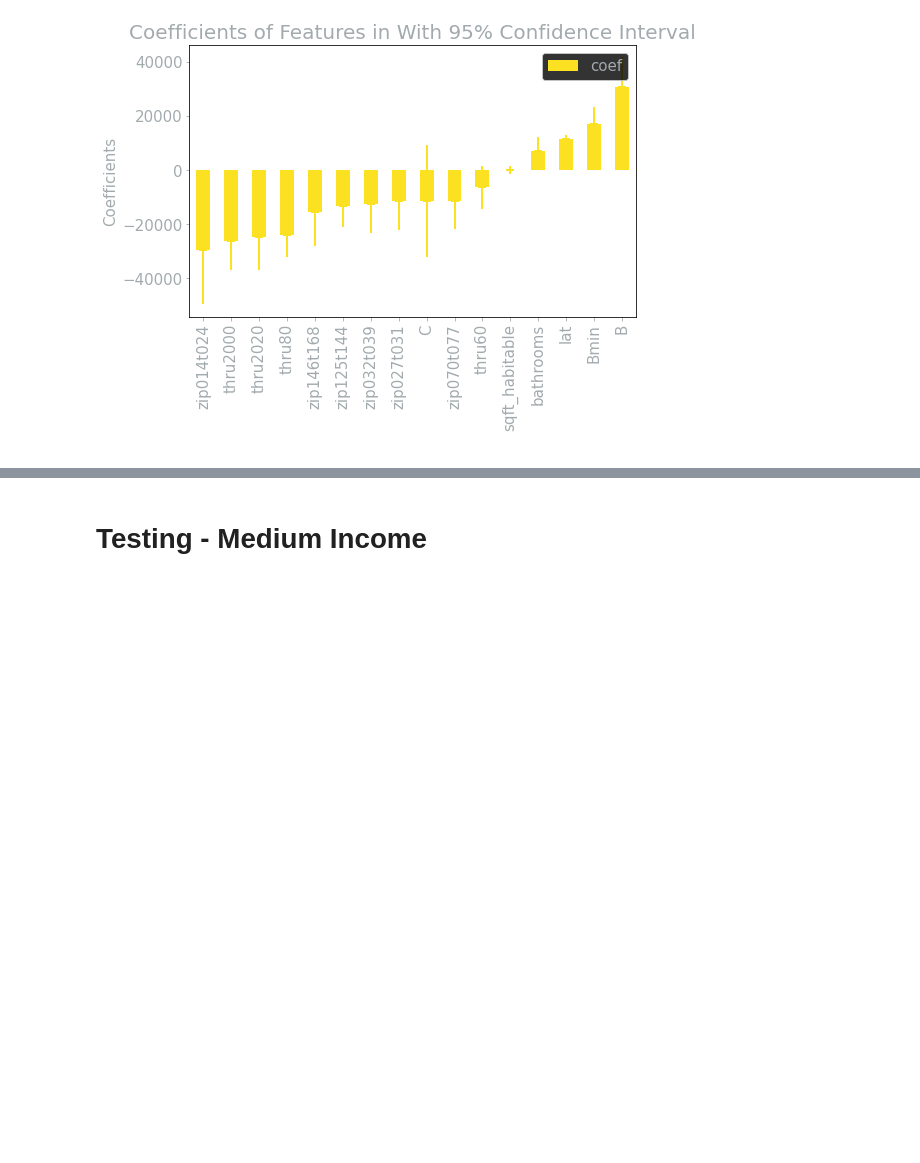
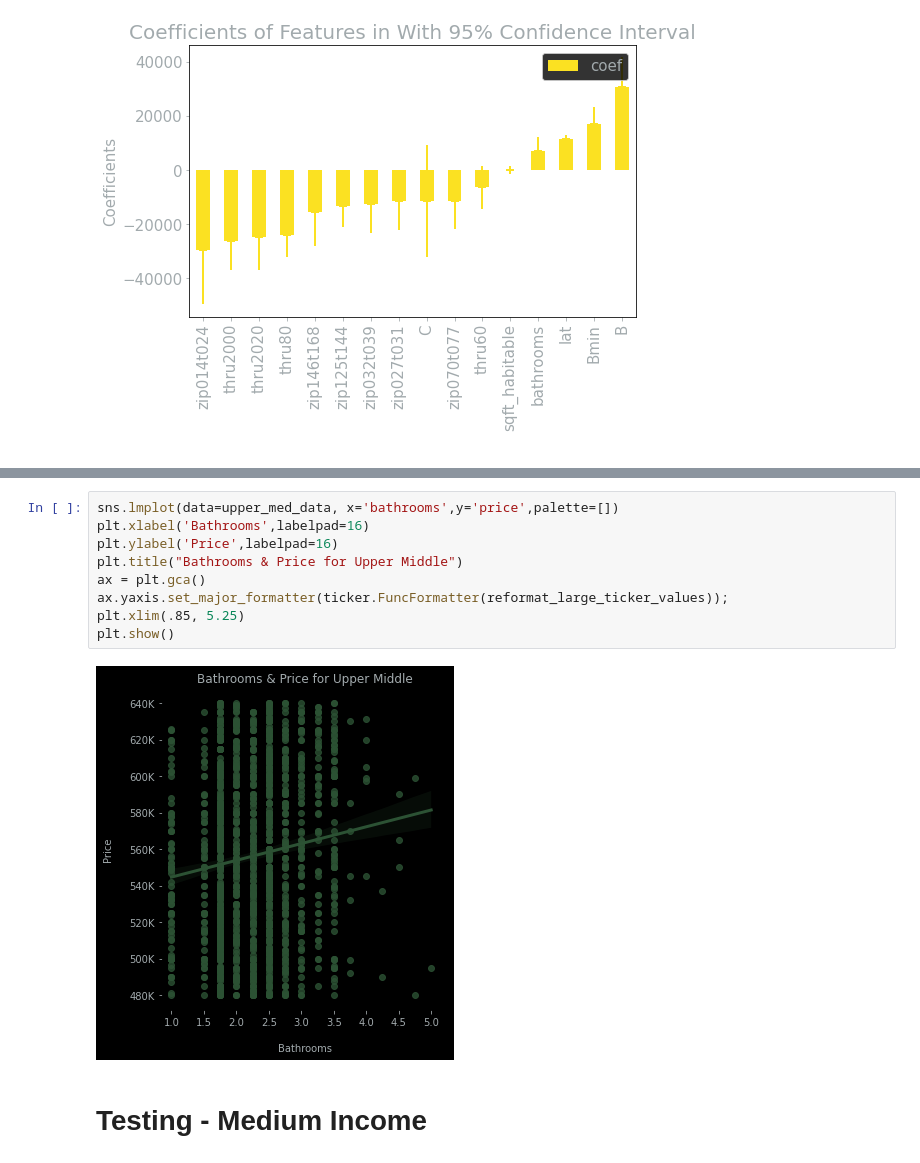
Before and after one commit to BlueViper8907/King-County-Housing-Regression, a Jupyter notebook: finalising_OSEMN.ipynb, the cells around one changed output, grey strips where cells are left out. Saved outputs shown, nothing was run; the diff lists cells and outputs as text; blank space fills up the shorter version.

```diff
--- a/finalising_OSEMN.ipynb
+++ b/finalising_OSEMN.ipynb
@@ -963,3 +1027,14 @@ plotcoef(uppmid_model)
+# %%
+sns.lmplot(data=upper_med_data, x='bathrooms',y='price',palette=[])
+plt.xlabel('Bathrooms',labelpad=16)
+plt.ylabel('Price',labelpad=16)
+plt.title("Bathrooms & Price for Upper Middle")
+ax = plt.gca()
+ax.yaxis.set_major_formatter(ticker.FuncFormatter(reformat_large_ticker_values));
+plt.xlim(.85, 5.25)
+plt.show()
+# %% [output]
+[figure, added]
 # %% [markdown]
 # Testing - Medium Income
 # %%
```
Also changed, not shown: parts of 21 cells of this notebook, 2 other files.
